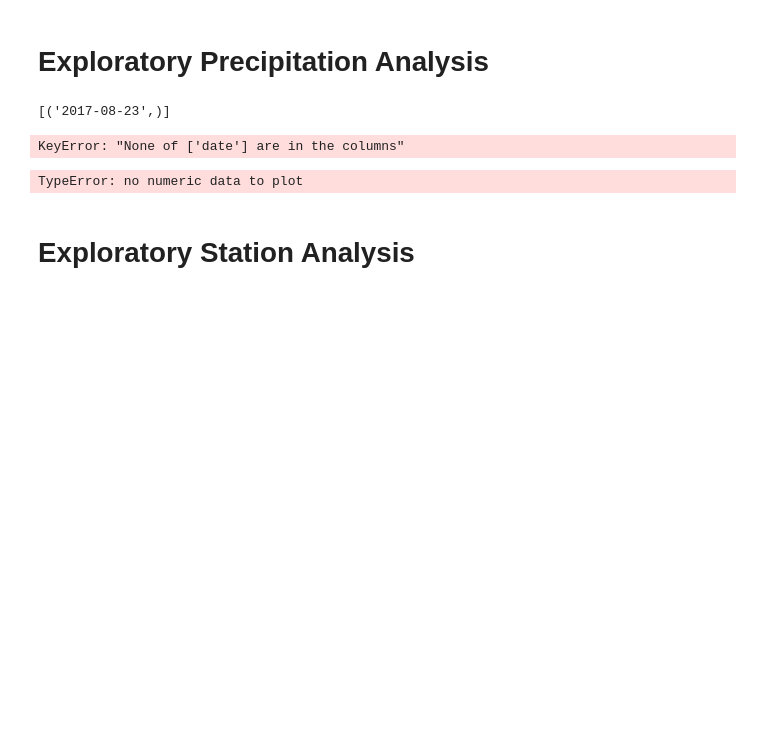
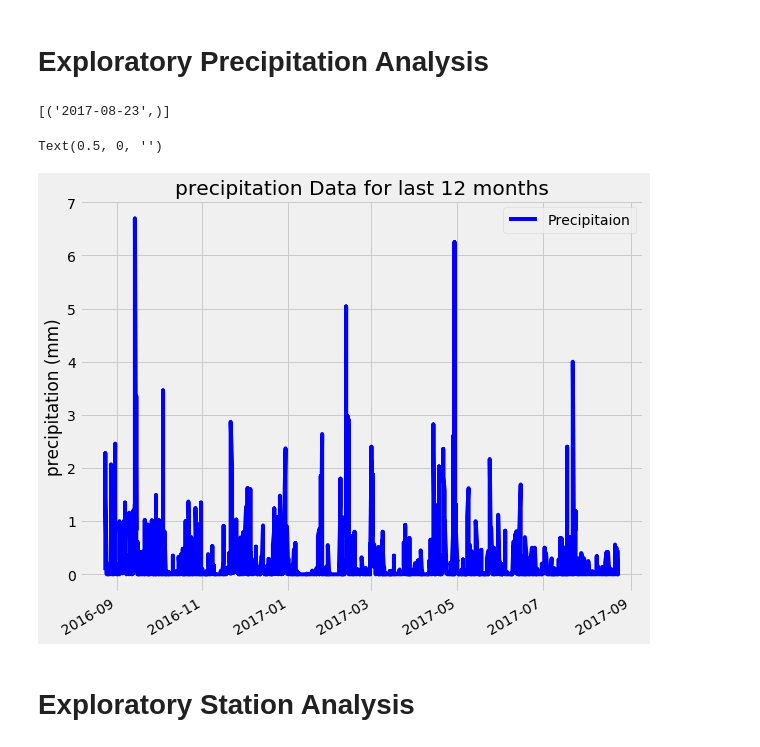
Before and after one commit to sanureet/Hawaii-Climate-Analysis-SQLAlchemy, a Jupyter notebook: climate_starter.ipynb, the cells around one changed output. Drawn from its saved outputs; the diff is of its cells as text; code cells hidden in the pictures; blank space fills up the shorter version.

```diff
--- a/climate_starter.ipynb
+++ b/climate_starter.ipynb
@@ -47,27 +47,27 @@ engine.execute('SELECT max(date) FROM measurement').fetchall()
 # %%
 # Design a query to retrieve the last 12 months of precipitation data and plot the results.
 # Starting from the most recent data point in the database.
-# last_date = session.query(measurement.date).order_by(measurement.date.desc()).first()[0]
-# last_date = dt.datetime.strptime(last_date, "%y-%m-%d")
+last_date = session.query(measurement.date).order_by(measurement.date.desc()).first()[0]
+last_date = dt.datetime.strptime(last_date, "%Y-%m-%d")
 
 # Calculate the date one year from the last date in data set.
-# last_year = last_date - dt.timedelta(days=365)
+last_year = last_date - dt.timedelta(days = 365)
 
 
-# Perform a query to retrieve the data and precipitation scores
+#Perform a query to retrieve the data and precipitation scores
 
-# precip_results = (
-#    session.query(measurement.date,measurement.precip)
-#    .filter(measurement.date > last_year)
-#    .order_by(measurement.date)
-#    .all()
-#)
+precip_results = (
+    session.query(measurement.date,measurement.prcp)
+    .filter(measurement.date > last_year)
+    .order_by(measurement.date)
+    .all()
+)
 # Save the query results as a Pandas DataFrame and set the index to the date column
-#precip_df = pd.DataFrame(precip_results,columns = ["Date", "Precipitaion"])
+precip_df = pd.DataFrame(precip_results,columns = ["Date", "Precipitaion"])
 
 # Sort the dataframe by date
-# precip_df["Date"] = pd.to_datetime(precip_df["Date"])
-# precip_df = precip_df.sort_values("Date").dropna().set_index("Date")
+precip_df["Date"] = pd.to_datetime(precip_df["Date"])
+precip_df = precip_df.sort_values("Date").dropna().set_index("Date")
 # %%
 # Design a query to retrieve the last 12 months of precipitation data and plot the results.
 # Starting from the most recent data point in the database.
@@ -89,24 +89,23 @@ engine.execute('SELECT max(date) FROM measurement').fetchall()
 # precipitation_df.head()
 #precipitation_df.describe()
 # %%
-precipitation_data = session.query(measurement.date, measurement.prcp).filter(measurement.date >= "2016-08-24").\
-    filter(measurement.date <= "2017-08-23").all()
-prcp_df = pd.DataFrame(precipitation_data).set_index('date')
-prcp_df=prcp_df.rename(columns={'prcp':'precipitaion'})
+#precipitation_data = session.query(measurement.date, measurement.prcp).filter(measurement.date >= "2016-08-24").\
+#    filter(measurement.date <= "2017-08-23").all()
+#prcp_df = pd.DataFrame(precipitation_data).set_index('date')
+#prcp_df=prcp_df.rename(columns={'prcp':'precipitaion'})
 
-prcp_df =prcp_df.sort_values(by='date').dropna()
-prcp_df.head()
+#prcp_df =prcp_df.sort_values(by='date').dropna()
+#prcp_df.head()
-# %% [output]
-KeyError: "None of ['date'] are in the columns"
 # %%
 # Use Pandas Plotting with Matplotlib to plot the data
-precipitation_df.plot(color="blue", figsize=(9, 8))
+precip_df.plot(color="blue", figsize=(9, 8))
 plt.title("precipitation Data for last 12 months")
 plt.ylabel("precipitation (mm)")
 plt.xlabel("")
-plt.savefig(precip.png)
+#plt.savefig(precipitation.png)
 # %% [output]
-TypeError: no numeric data to plot
+Text(0.5, 0, '')
+[figure, added]
 # %% [markdown]
 # Exploratory Station Analysis
 # %%
```
